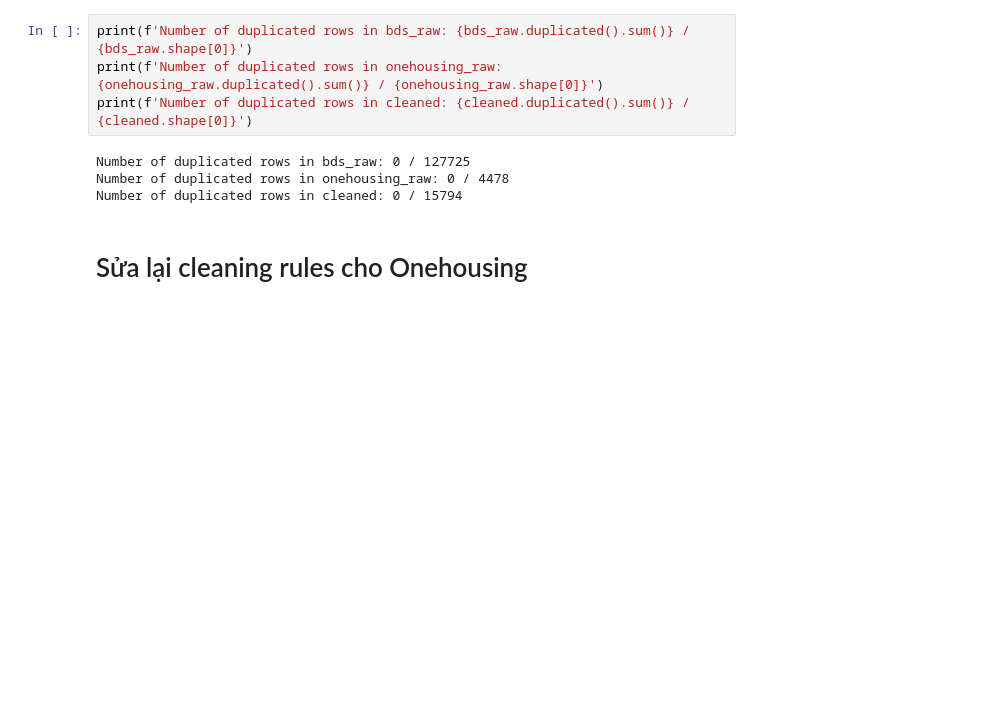
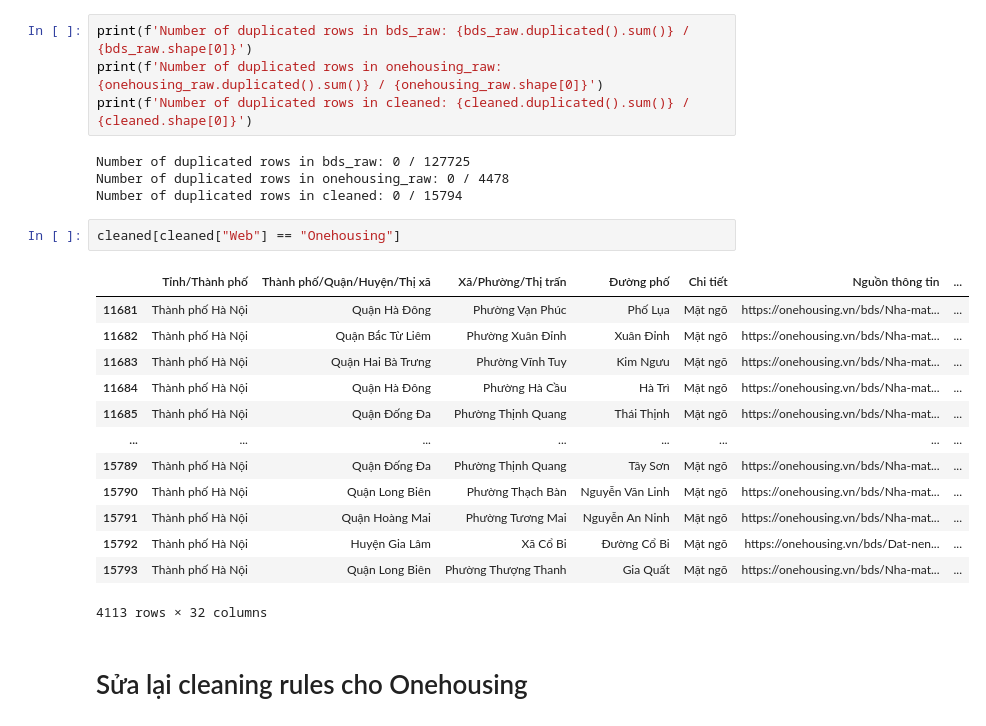
Before and after one commit to PhamMaiLinh-2403/estates-app, a Jupyter notebook: test.ipynb, the cells around one changed output. Saved outputs shown, nothing was run; the diff lists cells and outputs as text; blank space fills up the shorter version.

```diff
--- a/test.ipynb
+++ b/test.ipynb
@@ -21,6 +21,22 @@ print(f'Number of duplicated rows in cleaned: {cleaned.duplicated().sum()} / {cl
 Number of duplicated rows in bds_raw: 0 / 127725
 Number of duplicated rows in onehousing_raw: 0 / 4478
 Number of duplicated rows in cleaned: 0 / 15794
+# %%
+cleaned[cleaned["Web"] == "Onehousing"]
+# %% [output]
+|  | Tỉnh/Thành phố | Thành phố/Quận/Huyện/Thị xã | Xã/Phường/Thị trấn | Đường phố | Chi tiết | Nguồn thông tin | ... |
+| 11681 | Thành phố Hà Nội | Quận Hà Đông | Phường Vạn Phúc | Phố Lụa | Mặt ngõ | https://onehousing.vn/bds/Nha-mat... | ... |
+| 11682 | Thành phố Hà Nội | Quận Bắc Từ Liêm | Phường Xuân Đỉnh | Xuân Đỉnh | Mặt ngõ | https://onehousing.vn/bds/Nha-mat... | ... |
+| 11683 | Thành phố Hà Nội | Quận Hai Bà Trưng | Phường Vĩnh Tuy | Kim Ngưu | Mặt ngõ | https://onehousing.vn/bds/Nha-mat... | ... |
+| 11684 | Thành phố Hà Nội | Quận Hà Đông | Phường Hà Cầu | Hà Trì | Mặt ngõ | https://onehousing.vn/bds/Nha-mat... | ... |
+| 11685 | Thành phố Hà Nội | Quận Đống Đa | Phường Thịnh Quang | Thái Thịnh | Mặt ngõ | https://onehousing.vn/bds/Nha-mat... | ... |
+| ... | ... | ... | ... | ... | ... | ... | ... |
+| 15789 | Thành phố Hà Nội | Quận Đống Đa | Phường Thịnh Quang | Tây Sơn | Mặt ngõ | https://onehousing.vn/bds/Nha-mat... | ... |
+| 15790 | Thành phố Hà Nội | Quận Long Biên | Phường Thạch Bàn | Nguyễn Văn Linh | Mặt ngõ | https://onehousing.vn/bds/Nha-mat... | ... |
+| 15791 | Thành phố Hà Nội | Quận Hoàng Mai | Phường Tương Mai | Nguyễn An Ninh | Mặt ngõ | https://onehousing.vn/bds/Nha-mat... | ... |
+| 15792 | Thành phố Hà Nội | Huyện Gia Lâm | Xã Cổ Bi | Đường Cổ Bi | Mặt ngõ | https://onehousing.vn/bds/Dat-nen... | ... |
+| 15793 | Thành phố Hà Nội | Quận Long Biên | Phường Thượng Thanh | Gia Quất | Mặt ngõ | https://onehousing.vn/bds/Nha-mat... | ... |
+4113 rows × 32 columns
 # %% [markdown]
 # Sửa lại cleaning rules cho Onehousing
 # %% [markdown]
```
Also changed, not shown: parts of 3 cells of this notebook, 2 other files.
